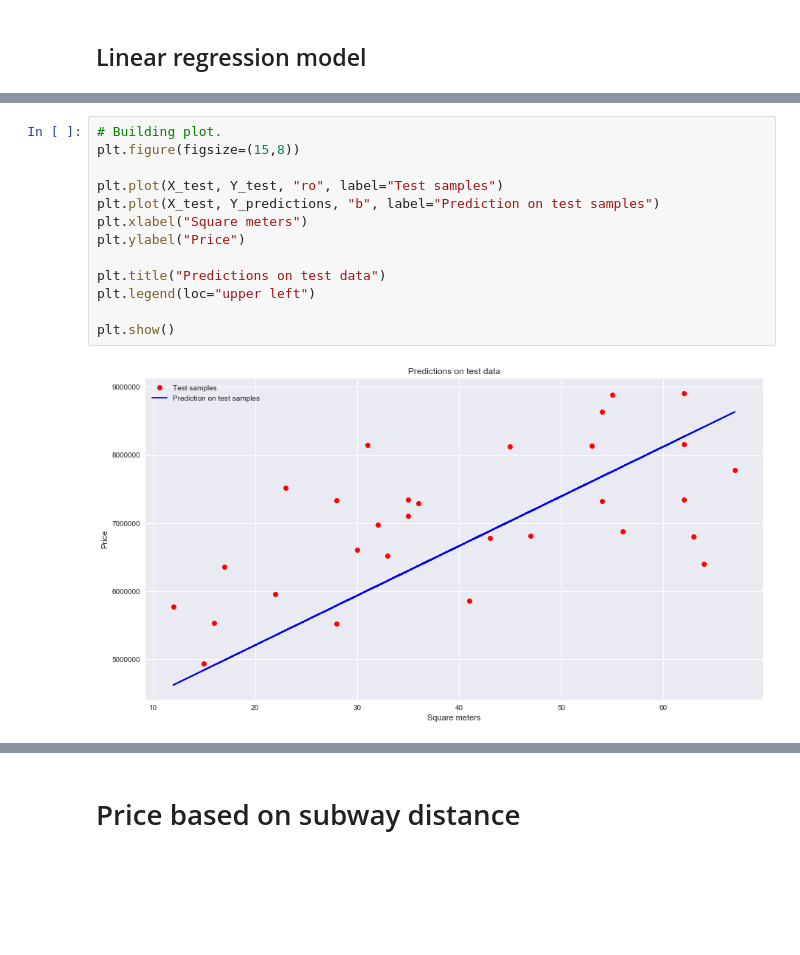
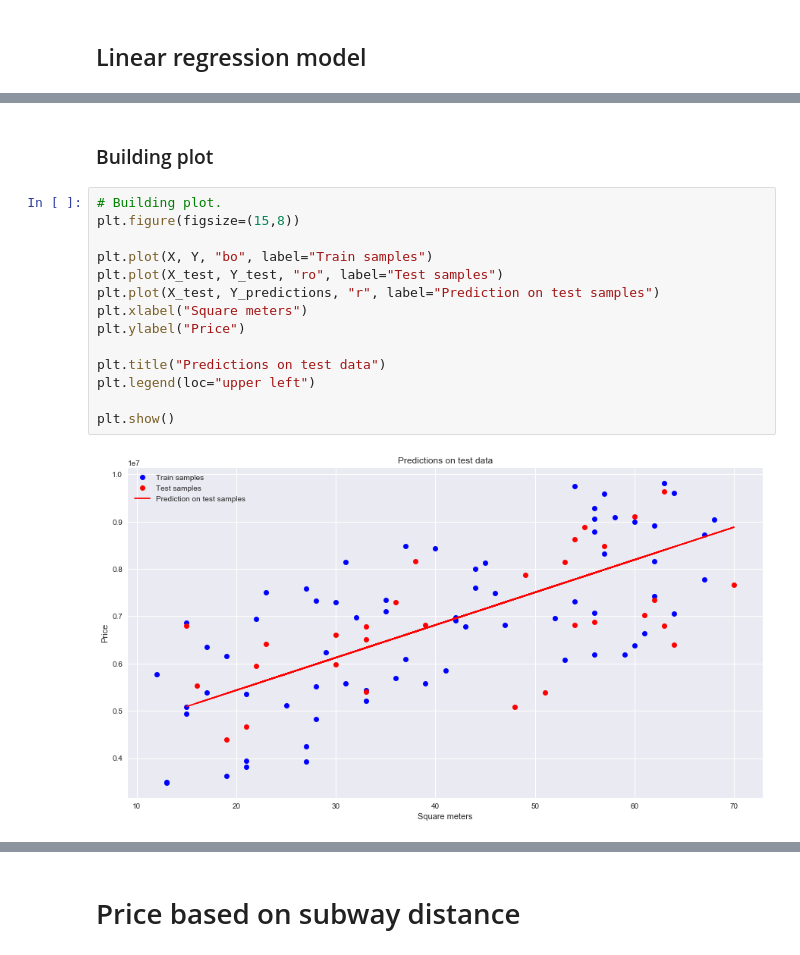
Before and after one commit to SmirnovAlexander/InformationAnalysis, a Jupyter notebook: FlatPricePrediction/notebooks/FlatPricePrediction.ipynb, the cells around one changed output, grey strips where cells are left out. Saved outputs shown, nothing was run; the diff lists cells and outputs as text; blank space fills up the shorter version.

```diff
--- a/FlatPricePrediction/notebooks/FlatPricePrediction.ipynb
+++ b/FlatPricePrediction/notebooks/FlatPricePrediction.ipynb
@@ -252,18 +257,21 @@ Test labels and predictions =
+# %% [markdown]
+### Building plot
 # %%
 # Building plot.
 plt.figure(figsize=(15,8))
 
+plt.plot(X, Y, "bo", label="Train samples")
 plt.plot(X_test, Y_test, "ro", label="Test samples")
-plt.plot(X_test, Y_predictions, "b", label="Prediction on test samples")
+plt.plot(X_test, Y_predictions, "r", label="Prediction on test samples")
 plt.xlabel("Square meters")
 plt.ylabel("Price")
 
 plt.title("Predictions on test data")
 plt.legend(loc="upper left")
 
 plt.show()
 # %% [output]
-[figure, old version]
+[figure, new version]
 # %%
 quality_measure(Y_test, Y_predictions)
 # %% [output]
```
Also changed, not shown: parts of 42 cells of this notebook.
